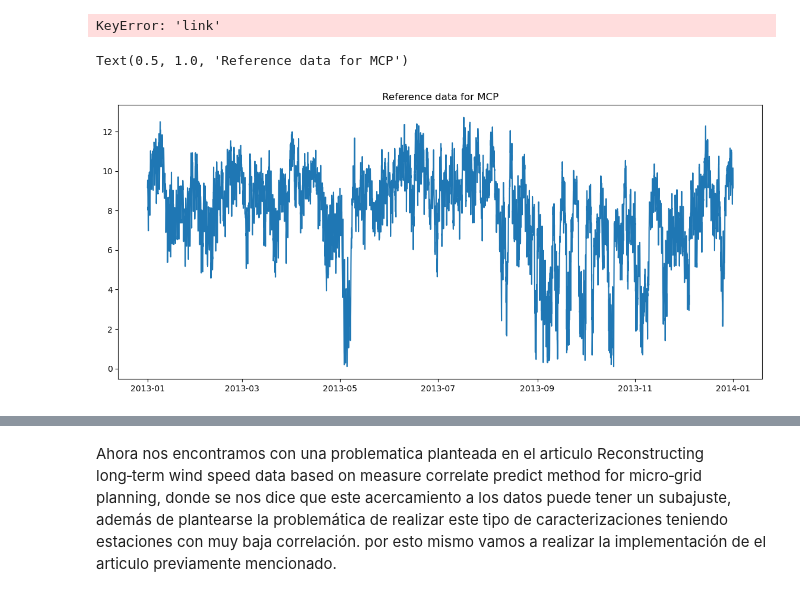
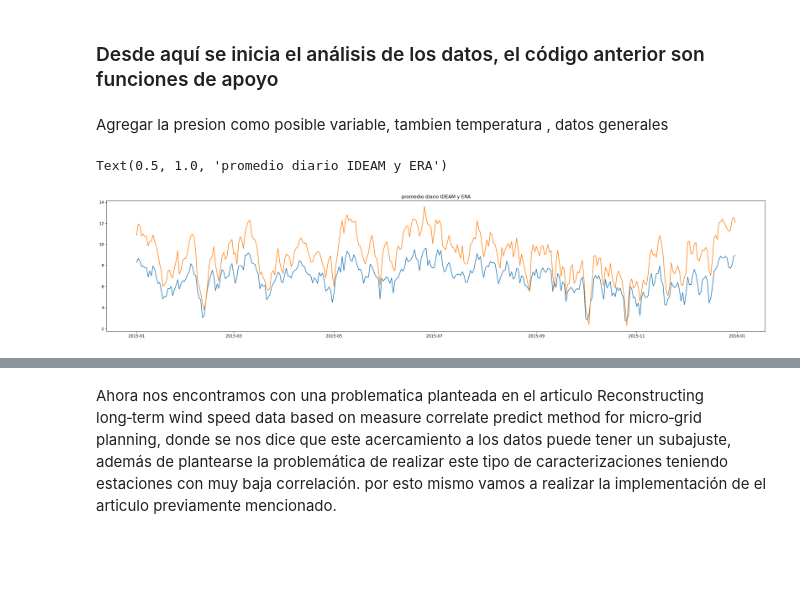
Before and after one commit to smartinezg2018/MCP, a Jupyter notebook: notebook.ipynb, the cells around one changed output, grey strips where cells are left out. Cells and saved outputs as stored; diff of their text form; code cells hidden in the pictures; blank space fills up the shorter version.

Commit message:
new graphs, ready to apply CRP and RBFNN

```diff
--- a/notebook.ipynb
+++ b/notebook.ipynb
@@ -53,11 +51,15 @@ def get_data_by_coordenates_date_ERA(lat,long,start,end,height):
     la locacion, temporalidad y altura de todos los datos disponibles
 
     """
+    start = str(start)
+    end = str(end)
+    height = str(height)
+
     # se entregan los datos de fecha con el formato "1990-01-30"
     mask = (df_files_reference.index>=start) & (df_files_reference.index<end)
     df_filtered = df_files_reference[mask]
 
-    acum = xr.open_dataset(df_filtered['link'][0]).sel(
+    acum = xr.open_dataset(df_filtered['link'].iloc[0]).sel(
             latitude = lat,
             longitude = long,
             method = 'nearest'
@@ -94,6 +96,8 @@ def get_data_by_coordenates_date_ideam(station,start,end):
     se retorna un data frame de pandas con la información de velocidad de viento de ideam en la
     estacion y años indicados
     """
+    start = str(start)
+    end = str(end)
     file_path = None
     for files_target_path in files_target:
         if station in files_target_path:
@@ -106,27 +110,34 @@ def get_data_by_coordenates_date_ideam(station,start,end):
     df = df.set_index('fecha')
     df.index = pd.to_datetime(df.index)
 
+    # return df[(df.index>=start)&(df.index<end)].sort_index().resample('h').mean()
     return df[(df.index>=start)&(df.index<end)].sort_index()
+# %% [markdown]
+<h3>Desde aquí se inicia el análisis de los datos, el código anterior son funciones de apoyo</h3>
 # %%
 # retrieving reference data
 station = '0015075501'
 lat = 	12.22430556
 long = -71.98288889
-start_year = 2013
+start_year = 2015
 end_year = start_year+1
-height = '10'
+height = 10
 
 # se definen los dos puntos donde se va a realizar el MCP,
 # se define una distancia de 50 km entre ambos datos, minima distancia disponible
-df_reference = get_data_by_coordenates_date_ERA(lat, long,str(start_year),str(end_year),height)
-df_target = get_data_by_coordenates_date_ideam(station,str(start_year),str(end_year)).resample('h').mean()
+df_reference = get_data_by_coordenates_date_ERA(lat, long,start_year,end_year,height)
+df_target = get_data_by_coordenates_date_ideam(station,start_year,end_year)
-# %% [output]
-KeyError: 'link'
+# %% [markdown]
+Agregar la presion como posible variable, tambien temperatura , datos generales
+# %%
+df_target = df_target.resample('d').mean()
+df_reference = df_reference.resample('d').mean()
 # %%
-plt.figure(figsize=(14, 6))
+plt.figure(figsize=(30, 6))
+plt.plot(df_target)
 plt.plot(df_reference)
-plt.title('Reference data for MCP')
+plt.title("promedio diario IDEAM y ERA")
 # %% [output]
-Text(0.5, 1.0, 'Reference data for MCP')
+Text(0.5, 1.0, 'promedio diario IDEAM y ERA')
-[figure, old version]
+[figure, new version]
 # %%
```
Also changed, not shown: parts of 21 cells of this notebook, 1 other file.
